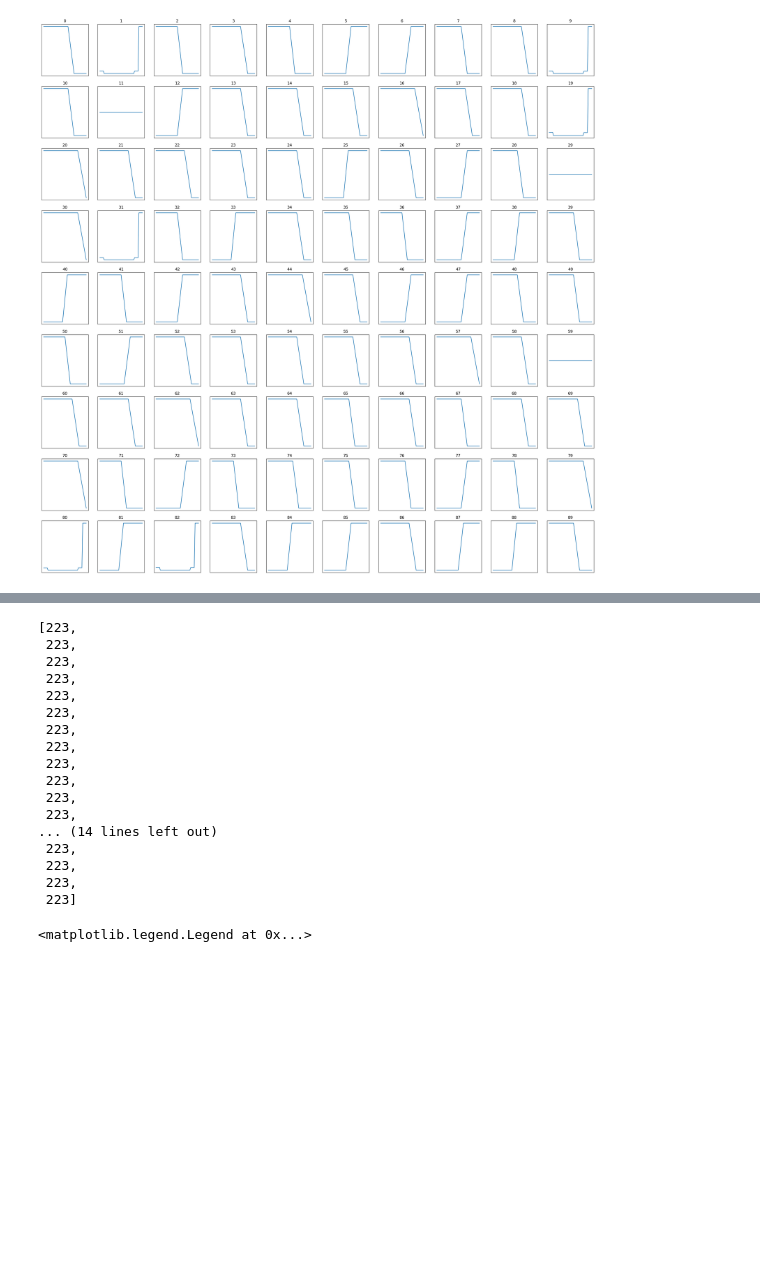
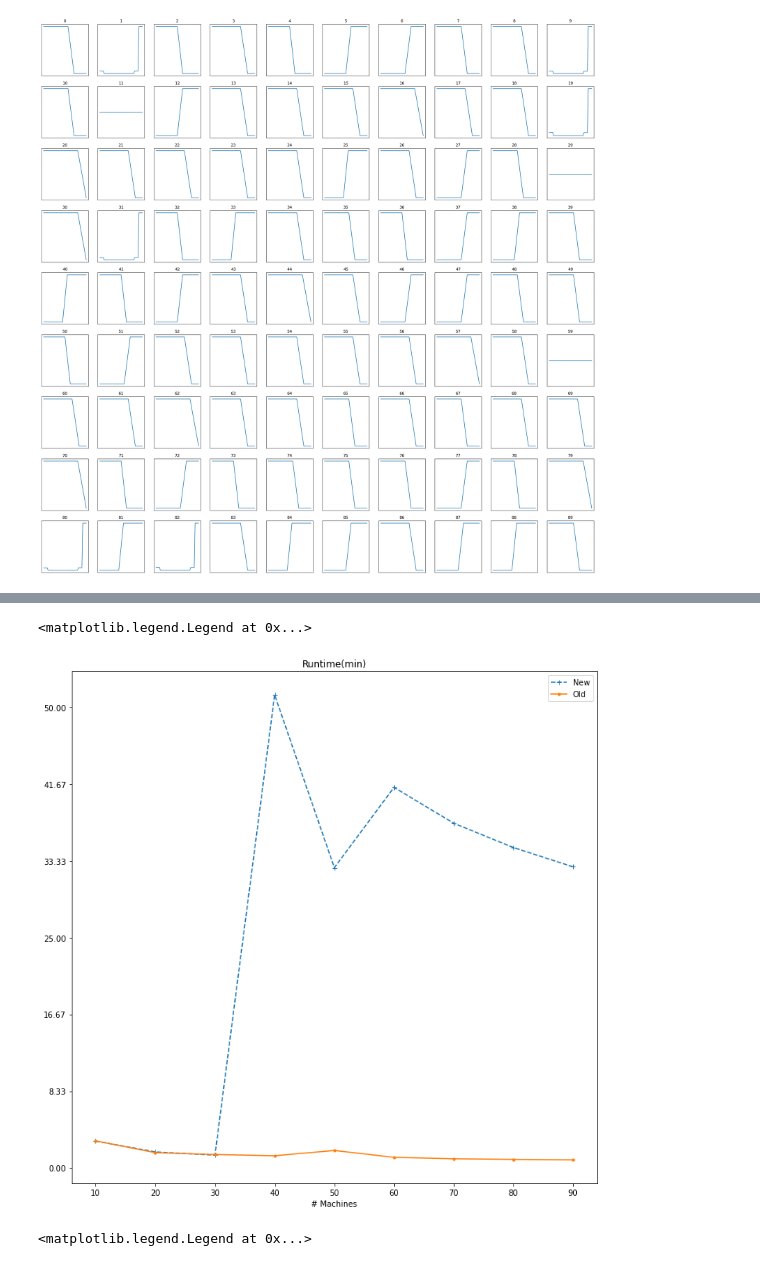
Before and after one commit to Rustam-Warwick/d3-gnn, a Jupyter notebook: helper-scripts/jupyter/Flink Metrics.ipynb, the cells around one changed output, grey strips where cells are left out. Drawn from its saved outputs; the diff is of its cells as text; code cells hidden in the pictures; blank space fills up the shorter version.

```diff
--- a/helper-scripts/jupyter/Flink Metrics.ipynb
+++ b/helper-scripts/jupyter/Flink Metrics.ipynb
@@ -280,23 +298,12 @@ a1 = MetricStatistics(entry_folder_name="../../metrics/SX-SuperUser/Reduce Forwa
 # %%
-a1.output[10][0]
+fig, ax = plt.subplots(1,1, figsize=(12,12), gridspec_kw={"hspace":0.6})
+a1 = MetricStatistics(entry_folder_name="../../metrics/SX-SuperUser/testnewstorage_reduce_hdrf/", metric_name="numRecordsOutPerSecond").get_runtime()
+a2 = MetricStatistics(entry_folder_name="../../metrics/SX-SuperUser/Reduce Forward HDRF/", metric_name="numRecordsOutPerSecond").get_runtime()
+plot_aggregated_dict("Runtime(min)", [a1.output, a2.output], ["New", "Old"], ["+", "."], ["--", "-"], [None, None], xlabel="# Machines", formatter=sec_to_min, pre_fig=(fig,ax))
+ax.legend()
 # %% [output]
-[223,
- 223,
- 223,
- 223,
- 223,
- 223,
- 223,
- 223,
- 223,
- 223,
- 223,
- 223,
-... (14 lines left out)
- 223,
- 223,
- 223,
- 223]
+<matplotlib.legend.Legend at 0x...>
+[figure, added]
 # %%
 fig, ax = plt.subplots(4,3, figsize=(12,12), gridspec_kw={"hspace":0.6})
 a1 = MetricStatistics(entry_folder_name="../../metrics/SX-SuperUser/Full W-25 HDRF/", metric_name="numRecordsOutPerSecond").get_runtime()
```
Also changed, not shown: parts of 2 cells of this notebook.
